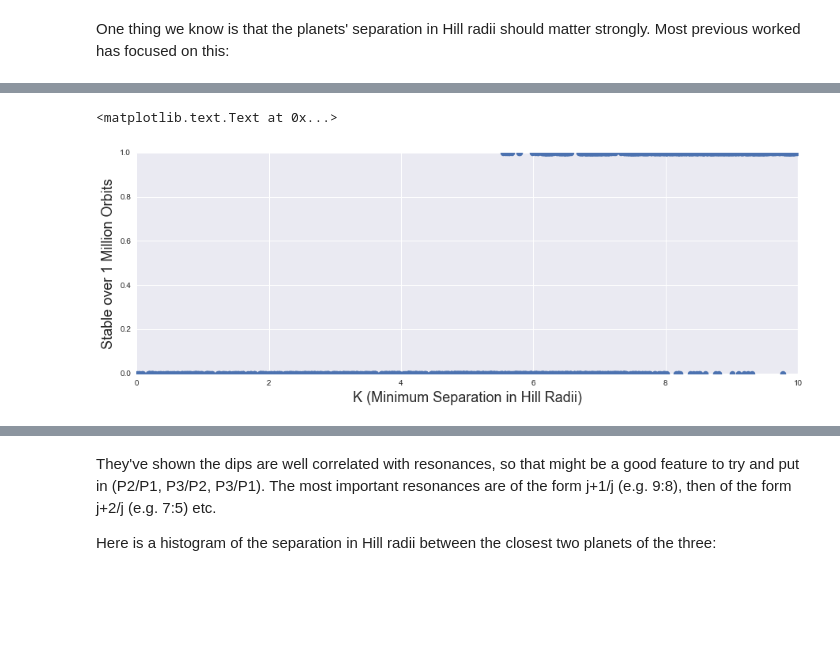
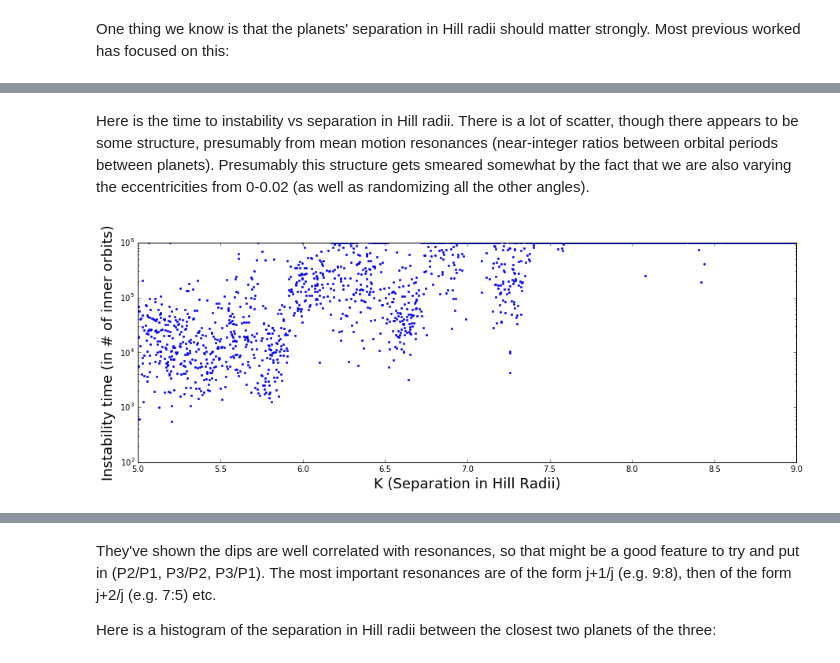
Before and after one commit to dtamayo/Stability, a Jupyter notebook: Analysis/explore.ipynb, the cells around one changed output, grey strips where cells are left out. Cells and saved outputs as stored; diff of their text form; code cells hidden in the pictures; blank space fills up the shorter version.

Commit message:
udpated dataset and ipynbs

```diff
--- a/Analysis/explore.ipynb
+++ b/Analysis/explore.ipynb
@@ -26,6 +37,6 @@ All planets were simply started with e and inc distributed uniformly between 0 a
 I made two data sets (one with ~1000 and one with ~500).  The combined dataset is called data/1e6data.csv:
 # %%
 import pandas as pd
-df = pd.read_csv('../data/1e6data.csv', index_col=0)
+df = pd.read_csv('../data/1e6dataset.csv', index_col=0)
 df.tail()
 # %% [output]
@@ -59,4 +61,7 @@ def minHillSep(system):
+# %%
+def HillSep(system):
+    return (system['a2']-system['a1'])/(system['a1']*system['RH/a'])
 # %%
-df['minHillSep'] = df.apply(minHillSep, axis=1)
+df['HillSep'] = df.apply(HillSep, axis=1)
 df.head()
 # %% [output]
@@ -71,13 +76,16 @@ df.head()
 # %%
 stable = df['Stable'].values
-K = df['minHillSep'].values
+K = df['HillSep'].values
+t_inst = df['Norbits_instability']
+# %% [markdown]
+Here is the time to instability vs separation in Hill radii.  There is a lot of scatter, though there appears to be some structure, presumably from mean motion resonances (near-integer ratios between orbital periods between planets).  Presumably this structure gets smeared somewhat by the fact that we are also varying the eccentricities from 0-0.02 (as well as randomizing all the other angles).
 # %%
 %matplotlib inline
 import matplotlib.pyplot as plt
 fig, ax = plt.subplots(figsize=(15,5))
-ax.plot(K, stable, '.', markersize=15)
-ax.set_xlabel('K (Minimum Separation in Hill Radii)', fontsize=18)
-ax.set_ylabel('Stable over 1 Million Orbits', fontsize=18)
+ax.plot(K, t_inst, '.', markersize=5)
+ax.set_xlabel('K (Separation in Hill Radii)', fontsize=18)
+ax.set_ylabel('Instability time (in # of inner orbits)', fontsize=18)
+ax.set_yscale('log')
 # %% [output]
-<matplotlib.text.Text at 0x...>
-[figure, old version]
+[figure, new version]
```
Also changed, not shown: parts of 11 cells of this notebook, 5 other files.
